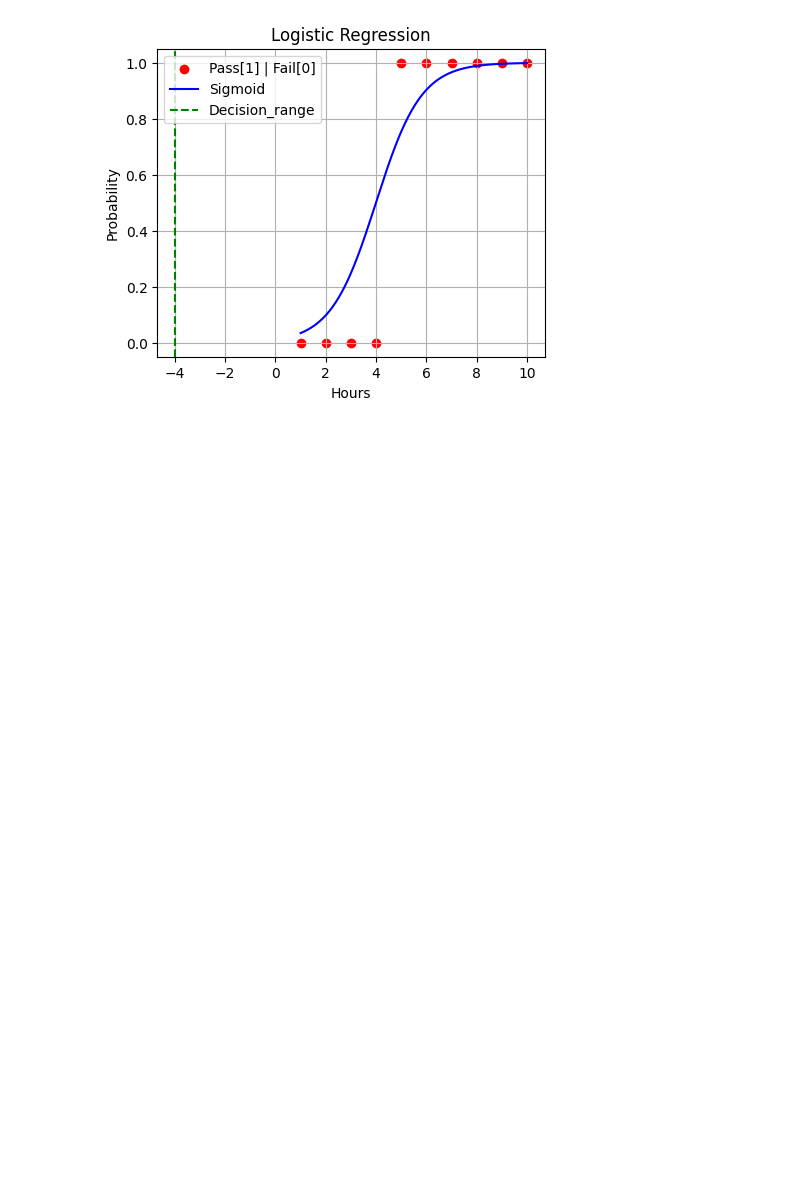
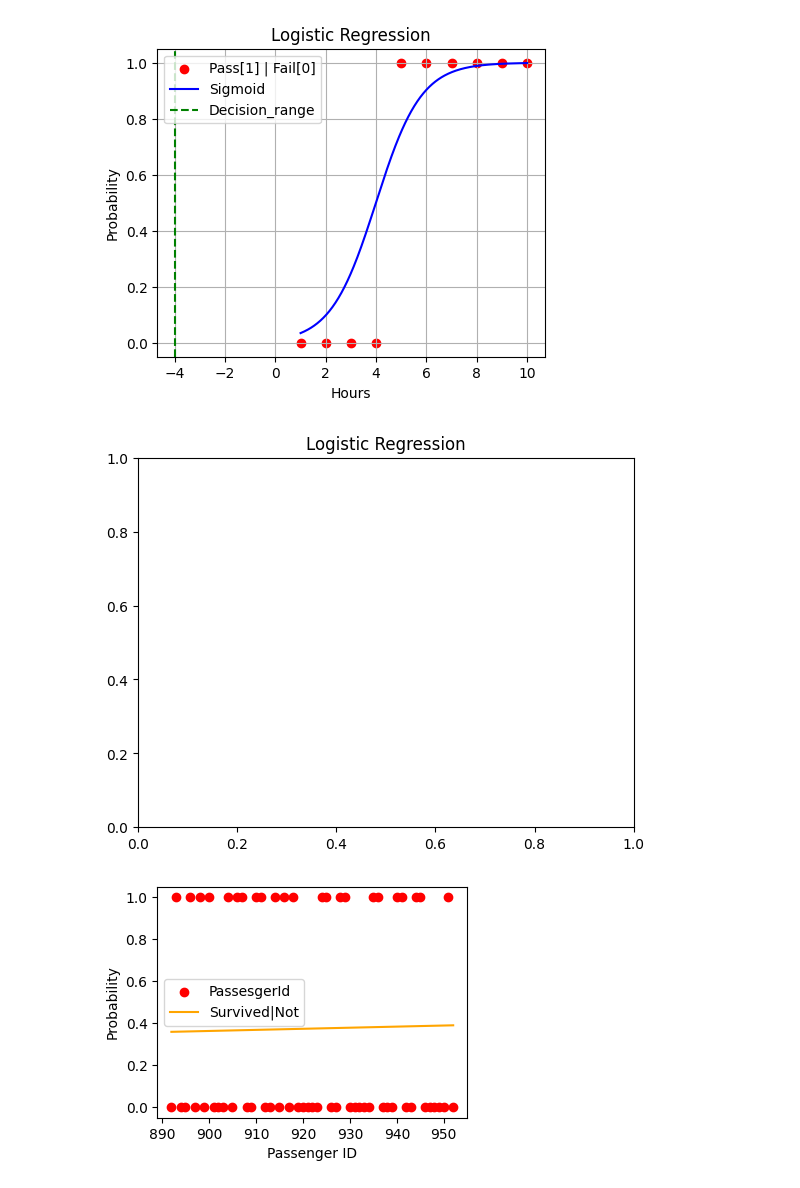
Before and after one commit to VyshnaviKarakatla/machine_learning-notebooks, a Jupyter notebook: 04_logistic_regression(classification).ipynb, the cells around one changed output. Drawn from its saved outputs; the diff is of its cells as text; code cells hidden in the pictures; blank space fills up the shorter version.

```diff
--- a/04_logistic_regression(classification).ipynb
+++ b/04_logistic_regression(classification).ipynb
@@ -54,16 +54,30 @@ plt.show()
 # %%
 import numpy as np
 import pandas as pd
 import matplotlib.pyplot as plt
 from sklearn.linear_model import LogisticRegression
 from sklearn.model_selection import train_test_split
 df1=pd.read_csv('gender_submission.csv')
 x=df1[['PassengerId']]
 y=df1['Survived']
 x_train,x_test,y_train,y_test=train_test_split(x,y,test_size=0.20)
 #training model
 model=LogisticRegression()
 model.fit(x_train,y_train)
 #prediction
 y_predict=model.predict(x_test)
 y_probability=model.predict_proba(x_test)
+#Curve
+x_sorted=np.linspace(x.min(),x.max(),300).reshape(-1,1)
+y_sigmoid=model.predict_proba(x_sorted)[:, 1]
+plt.title('Logistic Regression')
+plt.figure(figsize=(4,3))
+plt.scatter(x,y,color='red',label='PassesgerId')
+plt.plot(x_sorted,y_sigmoid,color='orange',label='Survived|Not')
+plt.xlabel('Passenger ID')
+plt.ylabel('Probability')
+plt.legend()
+plt.show()
+# %% [output]
+[figure, added]
+[figure, added]
```
Also changed, not shown: parts of 3 cells of this notebook.
